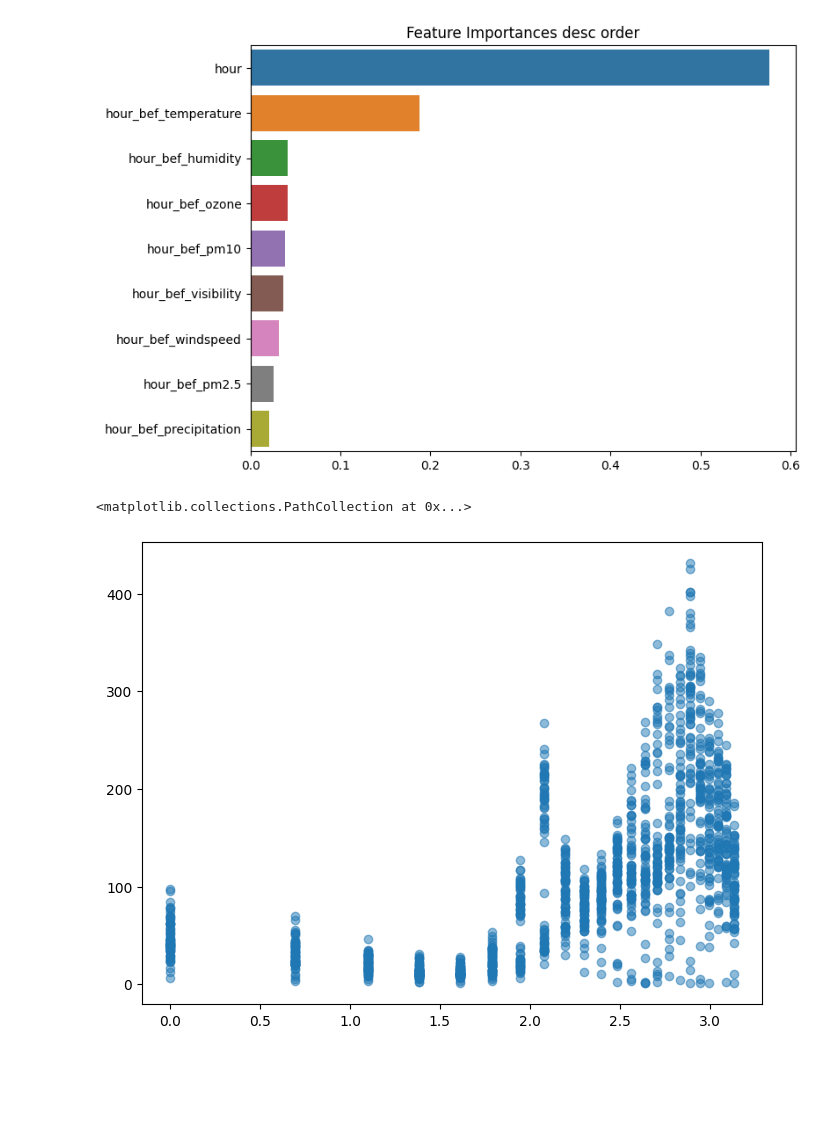
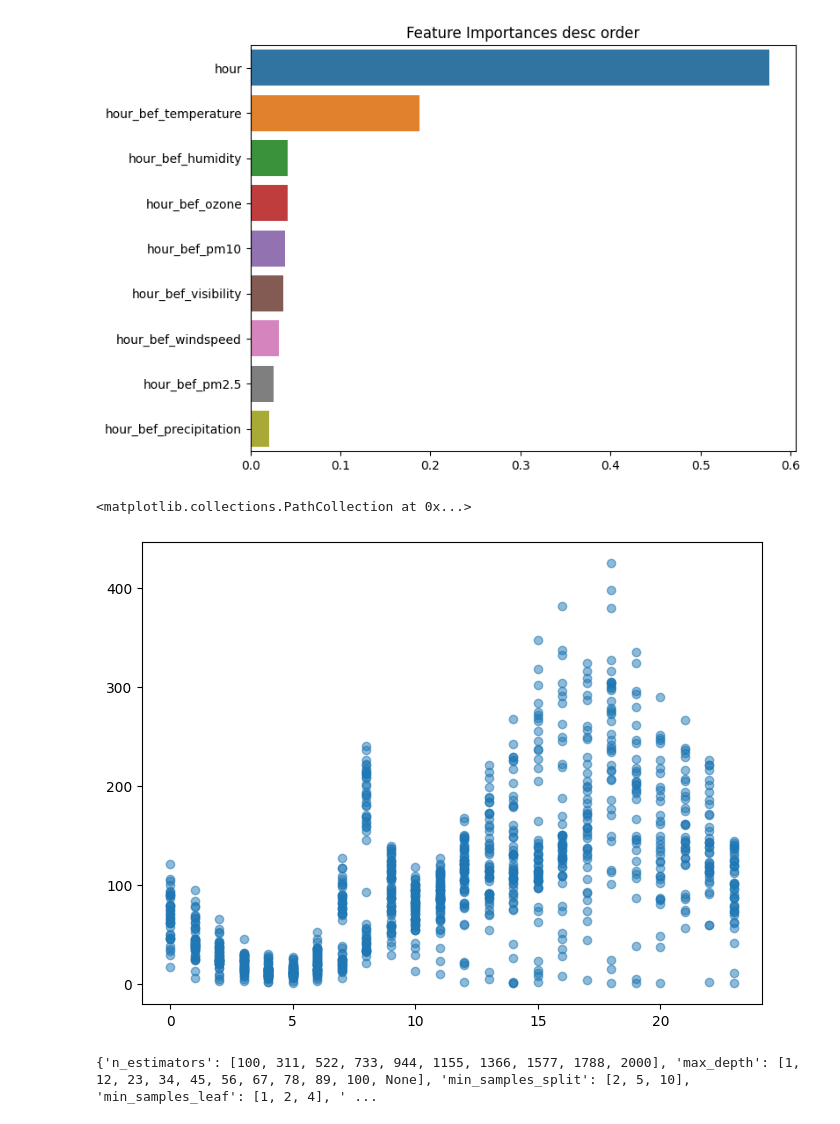
Before and after one commit to Junho65/Kaggle-DACON, a Jupyter notebook: (DACON)서울시 따릉이 대여량 예측 경진대회/work.ipynb, the cells around one changed output. Cells and saved outputs as stored; diff of their text form; code cells hidden in the pictures; blank space fills up the shorter version.

```diff
--- a/(DACON)서울시 따릉이 대여량 예측 경진대회/work.ipynb
+++ b/(DACON)서울시 따릉이 대여량 예측 경진대회/work.ipynb
@@ -94,0 +112,5 @@ train_cpy[train_cpy['hour_bef_precipitation']==0]['count'].hist()
+# %%
+drp_index=train_cpy[train_cpy['hour_bef_visibility']==2000].index
+train_tmp=train_cpy.drop(drp_index,axis=0,inplace=False)
+median=train_tmp['hour_bef_visibility'].median()
+train_cpy[drp_index]['hour_bef_visibility']=median
@@ -94,0 +119,2 @@ train_cpy[train_cpy['hour_bef_precipitation']==0]['count'].hist()
+# %%
+train_cpy.loc[train_cpy['hour_bef_visibility']==2000,'hour_bef_visibility']=median
@@ -157,5 +207,5 @@ dtype: float64
 # %%
-median=train.median()
+median=train_cpy.median()
 train_fil=train_cpy.fillna(median,inplace=False)
 train_fil.isnull().sum()
 # %% [output]
@@ -227,7 +277,29 @@ plt.show()
 [figure]
 # %%
 plt.figure(figsize=(8,6))
-plt.scatter(x=np.log(train_fil['hour']),y=train_fil['count'],alpha=.5,)
+plt.scatter(x=train_fil['hour'],y=train_fil['count'],alpha=.5,)
 # %% [output]
 <matplotlib.collections.PathCollection at 0x...>
-[figure, old version]
+[figure, new version]
+# %%
+from sklearn.model_selection import RandomizedSearchCV
+import pprint
+
+n_estimators=[int(x) for x in np.linspace(start=100,stop=2000,num=10)]
+max_depth=[int(x) for x in np.linspace(start=1,stop=100,num=10)]
+max_depth.append(None)
+min_samples_split=[2,5,10]
+min_samples_leaf=[1,2,4]
+bootstrap=[True,False]
+
+random_grid={
+    'n_estimators':n_estimators,
+    'max_depth':max_depth,
+    'min_samples_split':min_samples_split,
+    'min_samples_leaf':min_samples_leaf,
+    'bootstrap':bootstrap
+}
+
+print(random_grid)
+# %% [output]
+{'n_estimators': [100, 311, 522, 733, 944, 1155, 1366, 1577, 1788, 2000], 'max_depth': [1, 12, 23, 34, 45, 56, 67, 78, 89, 100, None], 'min_samples_split': [2, 5, 10], 'min_samples_leaf': [1, 2, 4], ' ...
```
Also changed, not shown: parts of 21 cells of this notebook, 2 other files.
